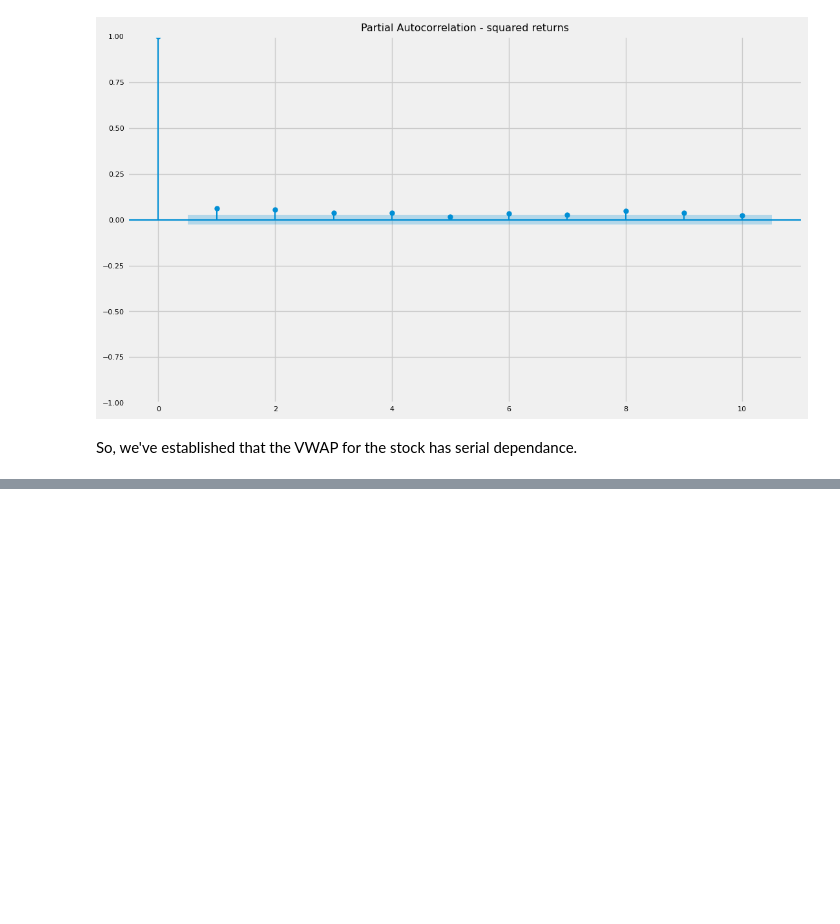
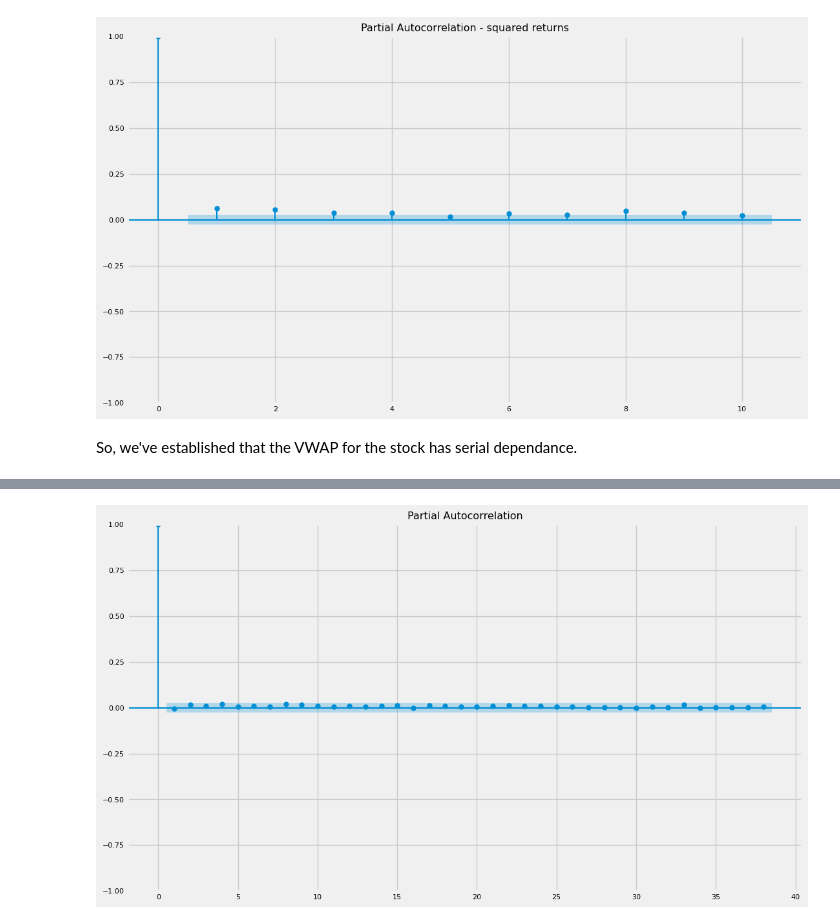
Before and after one commit to bachaudhry/time_series, a Jupyter notebook: ts_with_k/05_Financial_Applications.ipynb, the cells around one changed output, grey strips where cells are left out. Drawn from its saved outputs; the diff is of its cells as text; code cells hidden in the pictures; blank space fills up the shorter version.

```diff
--- a/ts_with_k/05_Financial_Applications.ipynb
+++ b/ts_with_k/05_Financial_Applications.ipynb
@@ -71,0 +118,4 @@ So, we've established that the VWAP for the stock has serial dependance.
+# %%
+plot_pacf(st_residuals**2); print()
+# %% [output]
+[figure, added]
```
Also changed, not shown: parts of 14 cells of this notebook.
